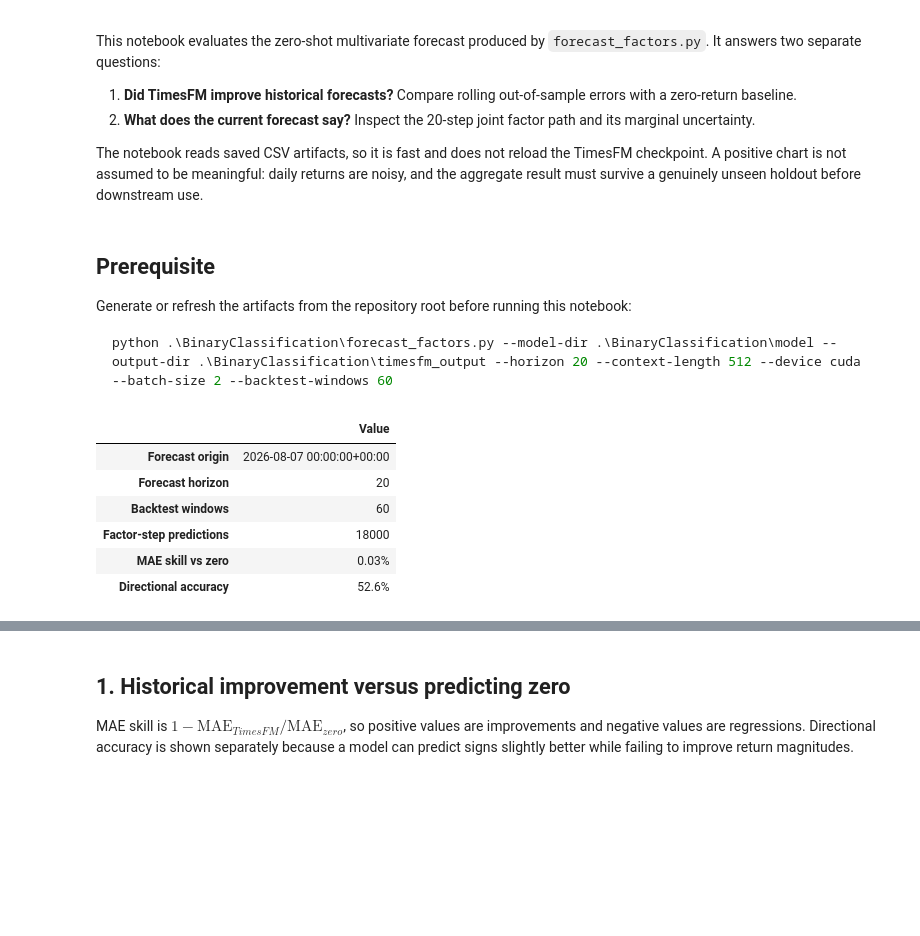
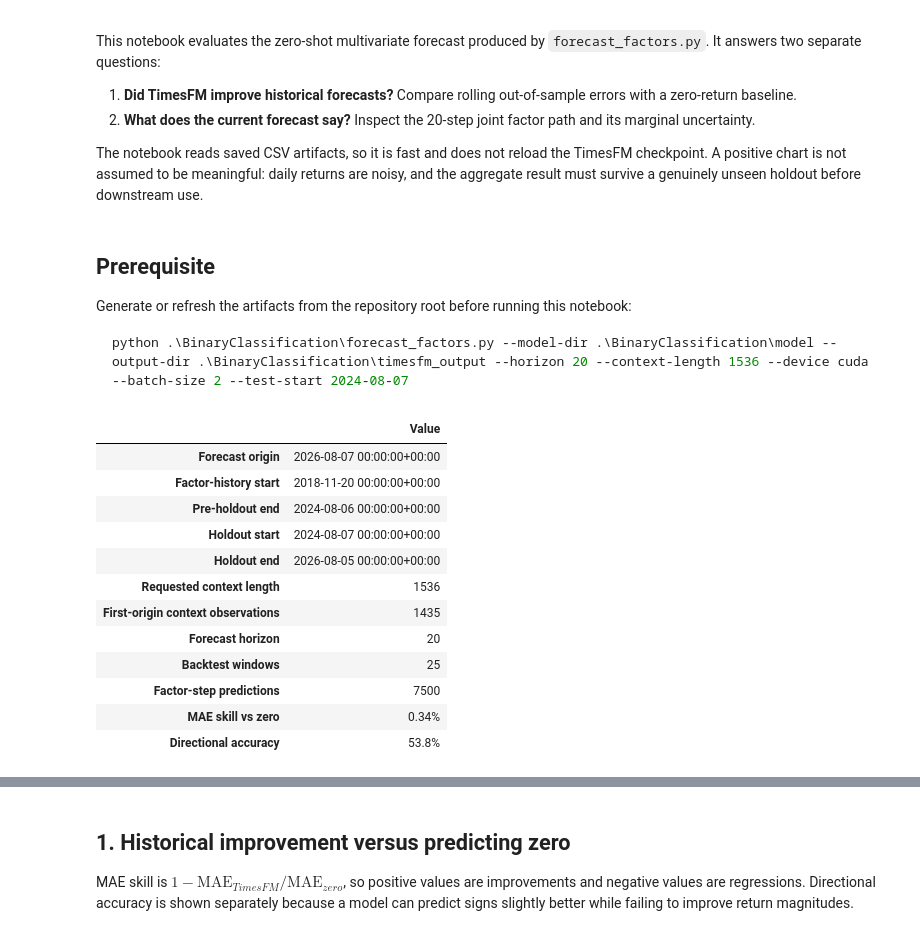
Before and after one commit to Ashwin-Iyer1/Index-based-Factor-Decomposition, a Jupyter notebook: BinaryClassification/timesfm_forecast_analysis.ipynb, the cells around one changed output, grey strips where cells are left out. Cells and saved outputs as stored; diff of their text form; code cells hidden in the pictures; blank space fills up the shorter version.

````diff
--- a/BinaryClassification/timesfm_forecast_analysis.ipynb
+++ b/BinaryClassification/timesfm_forecast_analysis.ipynb
@@ -13,7 +13,7 @@ The notebook reads saved CSV artifacts, so it is fast and does not reload the Ti
 Generate or refresh the artifacts from the repository root before running this notebook:
 
 ```powershell
-python .\BinaryClassification\forecast_factors.py --model-dir .\BinaryClassification\model --output-dir .\BinaryClassification\timesfm_output --horizon 20 --context-length 512 --device cuda --batch-size 2 --backtest-windows 60
+python .\BinaryClassification\forecast_factors.py --model-dir .\BinaryClassification\model --output-dir .\BinaryClassification\timesfm_output --horizon 20 --context-length 1536 --device cuda --batch-size 2 --test-start 2024-08-07
 ```
 # %%
 from pathlib import Path
@@ -50,45 +50,62 @@ def finish(fig, filename):
         fig.savefig(DOCS / filename, dpi=180, bbox_inches='tight', facecolor='white')
     plt.show()
 # %%
-required = ['factor_point.csv', 'factor_quantiles.csv', 'backtest.csv', 'metadata.json']
+required = [
+    'factor_point.csv', 'factor_quantiles.csv', 'backtest.csv',
+    'backtest_metadata.json', 'metadata.json',
+]
 missing = [name for name in required if not (OUTPUT / name).exists()]
 if missing:
     raise FileNotFoundError(
         f"Missing {', '.join(missing)} in {OUTPUT}. Run the prerequisite command first."
     )
 
 point = pd.read_csv(OUTPUT / 'factor_point.csv', index_col=0)
 point.index = point.index.astype(int)
 quantiles = pd.read_csv(OUTPUT / 'factor_quantiles.csv', header=[0, 1], index_col=0)
 quantiles.index = quantiles.index.astype(int)
 quantiles.columns = pd.MultiIndex.from_tuples(
     [(factor, float(q)) for factor, q in quantiles.columns],
     names=['factor', 'quantile'],
 )
 metrics = pd.read_csv(OUTPUT / 'backtest.csv', index_col='factor')
 metadata = json.loads((OUTPUT / 'metadata.json').read_text())
+backtest_metadata = json.loads((OUTPUT / 'backtest_metadata.json').read_text())
 factor_metrics = metrics.drop(index='__overall__')
 overall = metrics.loc['__overall__']
 horizon = int(metadata['horizon'])
-windows = int(round(factor_metrics['n'].iloc[0] / horizon))
+windows = int(backtest_metadata['n_windows'])
 
 summary = pd.DataFrame({
     'Value': [
-        metadata['context_end'], horizon, windows, int(overall['n']),
+        metadata['context_end'], backtest_metadata['history_start'],
+        backtest_metadata['train_end'], backtest_metadata['test_start'],
+        backtest_metadata['test_end'], backtest_metadata['context_length'],
+        backtest_metadata['first_context_observations'],
+        horizon, windows, int(overall['n']),
         overall['mae_skill_vs_zero'], overall['directional_accuracy'],
     ]
 }, index=[
-    'Forecast origin', 'Forecast horizon', 'Backtest windows',
+    'Forecast origin', 'Factor-history start', 'Pre-holdout end',
+    'Holdout start', 'Holdout end', 'Requested context length',
+    'First-origin context observations',
+    'Forecast horizon', 'Backtest windows',
     'Factor-step predictions', 'MAE skill vs zero', 'Directional accuracy',
 ])
 summary.loc['MAE skill vs zero', 'Value'] = f"{overall['mae_skill_vs_zero']:.2%}"
 summary.loc['Directional accuracy', 'Value'] = f"{overall['directional_accuracy']:.1%}"
 display(summary)
 # %% [output]
 |  | Value |
 | Forecast origin | 2026-08-07 00:00:00+00:00 |
+| Factor-history start | 2018-11-20 00:00:00+00:00 |
+| Pre-holdout end | 2024-08-06 00:00:00+00:00 |
+| Holdout start | 2024-08-07 00:00:00+00:00 |
+| Holdout end | 2026-08-05 00:00:00+00:00 |
+| Requested context length | 1536 |
+| First-origin context observations | 1435 |
 | Forecast horizon | 20 |
-| Backtest windows | 60 |
-| Factor-step predictions | 18000 |
-| MAE skill vs zero | 0.03% |
-| Directional accuracy | 52.6% |
+| Backtest windows | 25 |
+| Factor-step predictions | 7500 |
+| MAE skill vs zero | 0.34% |
+| Directional accuracy | 53.8% |
````
Also changed, not shown: parts of 6 cells of this notebook, 5 other files.
